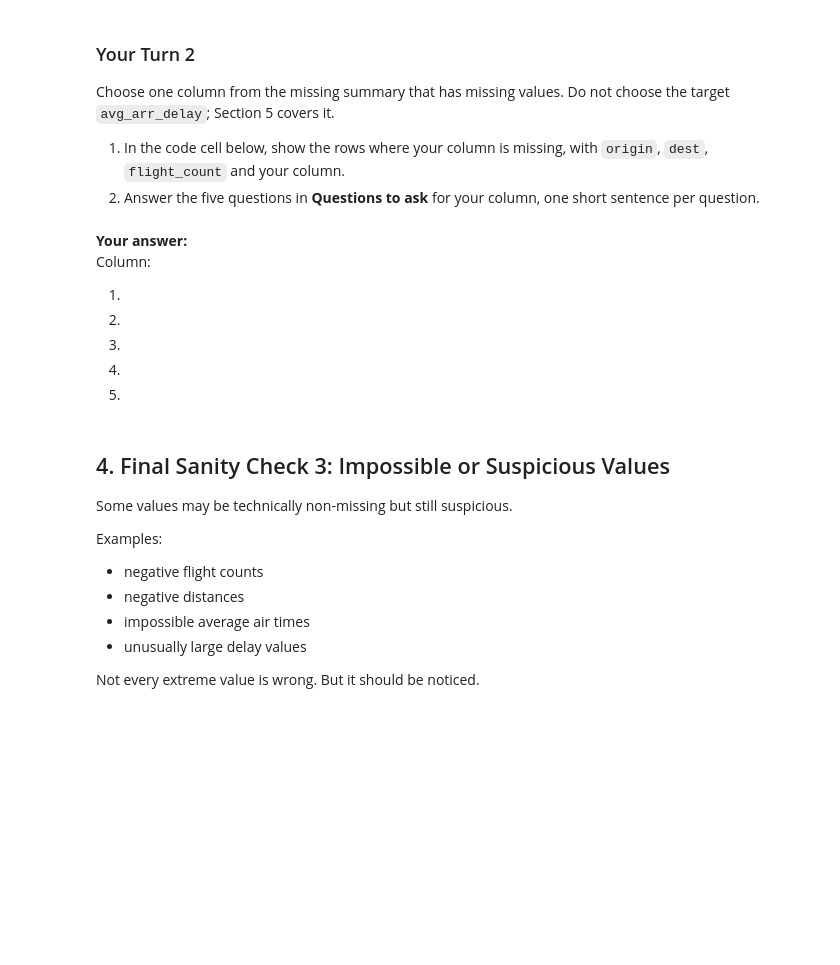
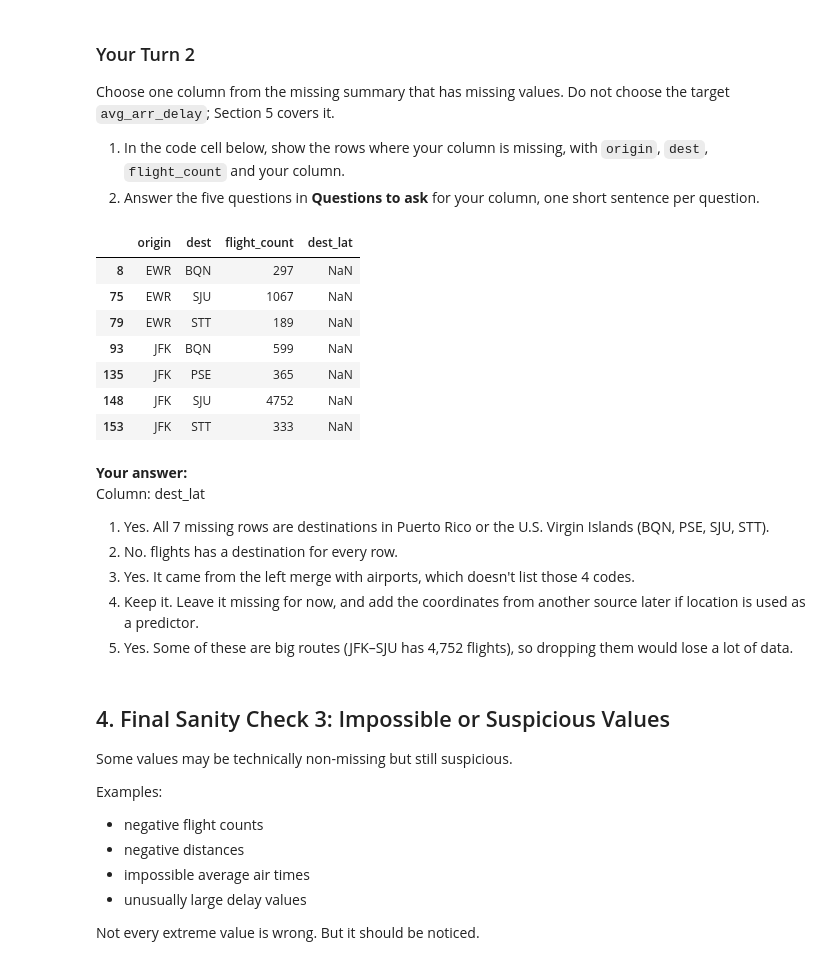
Before and after one commit to mauriciorebaza/ban6003-week-11-abt-documentation-mauricio-rebaza-figueroa, a Jupyter notebook: notebooks/module11_abt_documentation_guided_lab.ipynb, the cells around one changed output. Drawn from its saved outputs; the diff is of its cells as text; code cells hidden in the pictures; blank space fills up the shorter version.

```diff
--- a/notebooks/module11_abt_documentation_guided_lab.ipynb
+++ b/notebooks/module11_abt_documentation_guided_lab.ipynb
@@ -190,17 +235,25 @@ Choose one column from the missing summary that has missing values. Do not choos
 2. Answer the five questions in **Questions to ask** for your column, one short sentence per question.
 # %%
 # Your Turn 2
-# Replace your_column with the column you chose, then show its missing rows.
-# Hint: route_abt[route_abt["your_column"].isna()][["origin", "dest", "flight_count", "your_column"]]
+route_abt[route_abt["dest_lat"].isna()][["origin", "dest", "flight_count", "dest_lat"]]
+# %% [output]
+|  | origin | dest | flight_count | dest_lat |
+| 8 | EWR | BQN | 297 | NaN |
+| 75 | EWR | SJU | 1067 | NaN |
+| 79 | EWR | STT | 189 | NaN |
+| 93 | JFK | BQN | 599 | NaN |
+| 135 | JFK | PSE | 365 | NaN |
+| 148 | JFK | SJU | 4752 | NaN |
+| 153 | JFK | STT | 333 | NaN |
 # %% [markdown]
 **Your answer:**
-Column:
+Column: dest_lat
 
-1.
-2.
-3.
-4.
-5.
+1. Yes. All 7 missing rows are destinations in Puerto Rico or the U.S. Virgin Islands (BQN, PSE, SJU, STT).
+2. No. flights has a destination for every row.
+3. Yes. It came from the left merge with airports, which doesn't list those 4 codes.
+4. Keep it. Leave it missing for now, and add the coordinates from another source later if location is used as a predictor.
+5. Yes. Some of these are big routes (JFK–SJU has 4,752 flights), so dropping them would lose a lot of data.
 # %% [markdown]
 ## 4. Final Sanity Check 3: Impossible or Suspicious Values
 
```
Also changed, not shown: parts of 30 cells of this notebook, 3 other files.
